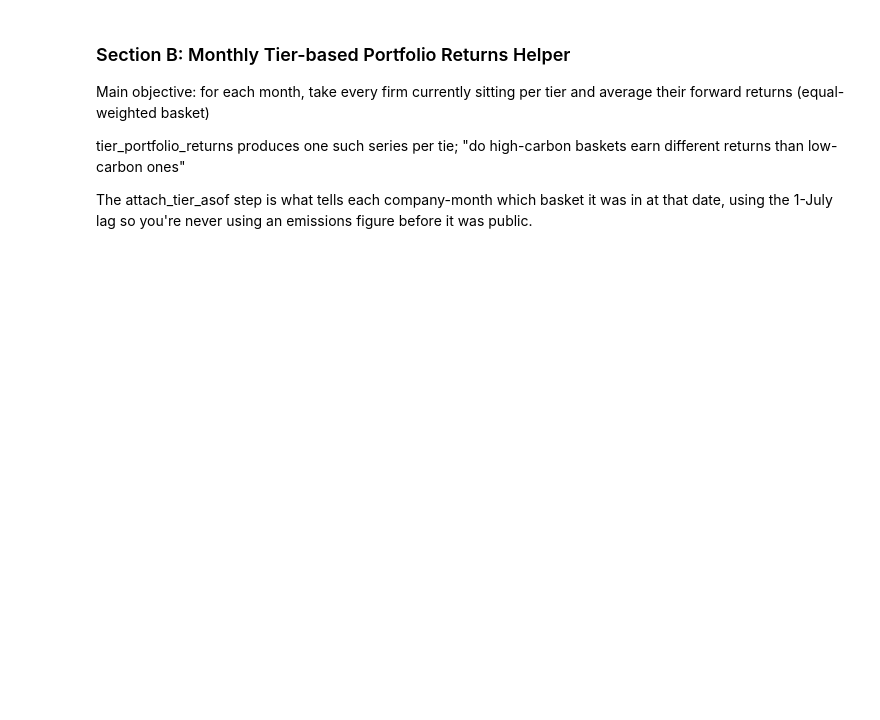
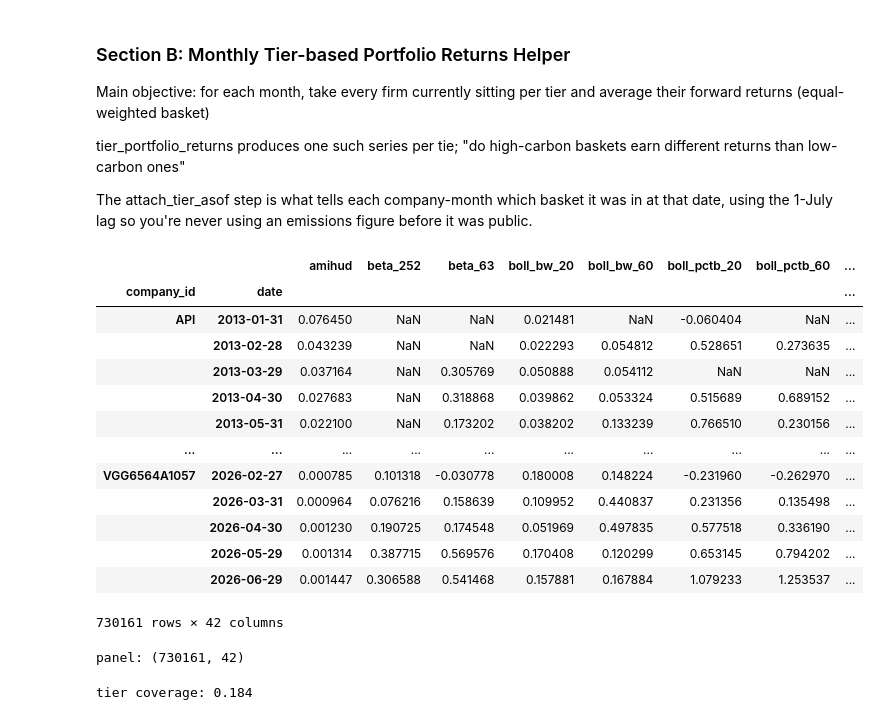
Before and after one commit to salinela/carbon-portfolio-project-v2, a Jupyter notebook: notebooks/08_eda.ipynb, the cells around one changed output. Cells and saved outputs as stored; diff of their text form; code cells hidden in the pictures; blank space fills up the shorter version.

```diff
--- a/notebooks/08_eda.ipynb
+++ b/notebooks/08_eda.ipynb
@@ -180,17 +197,32 @@ The attach_tier_asof step is what tells each company-month which basket it was i
+# %%
+panel
+# %% [output]
+|  |  | amihud | beta_252 | beta_63 | boll_bw_20 | boll_bw_60 | boll_pctb_20 | boll_pctb_60 | ... |
+| company_id | date |  |  |  |  |  |  |  | ... |
+| API | 2013-01-31 | 0.076450 | NaN | NaN | 0.021481 | NaN | -0.060404 | NaN | ... |
+|  | 2013-02-28 | 0.043239 | NaN | NaN | 0.022293 | 0.054812 | 0.528651 | 0.273635 | ... |
+|  | 2013-03-29 | 0.037164 | NaN | 0.305769 | 0.050888 | 0.054112 | NaN | NaN | ... |
+|  | 2013-04-30 | 0.027683 | NaN | 0.318868 | 0.039862 | 0.053324 | 0.515689 | 0.689152 | ... |
+|  | 2013-05-31 | 0.022100 | NaN | 0.173202 | 0.038202 | 0.133239 | 0.766510 | 0.230156 | ... |
+| ... | ... | ... | ... | ... | ... | ... | ... | ... | ... |
+| VGG6564A1057 | 2026-02-27 | 0.000785 | 0.101318 | -0.030778 | 0.180008 | 0.148224 | -0.231960 | -0.262970 | ... |
+|  | 2026-03-31 | 0.000964 | 0.076216 | 0.158639 | 0.109952 | 0.440837 | 0.231356 | 0.135498 | ... |
+|  | 2026-04-30 | 0.001230 | 0.190725 | 0.174548 | 0.051969 | 0.497835 | 0.577518 | 0.336190 | ... |
+|  | 2026-05-29 | 0.001314 | 0.387715 | 0.569576 | 0.170408 | 0.120299 | 0.653145 | 0.794202 | ... |
+|  | 2026-06-29 | 0.001447 | 0.306588 | 0.541468 | 0.157881 | 0.167884 | 1.079233 | 1.253537 | ... |
+730161 rows × 42 columns
 # %%
-# panel load — desktop: your processed dir; Colab: DRIVE
-PANEL_DIR = DATA_PROCESSED            # Colab: PANEL_DIR = DRIVE
-features = pd.read_parquet(f"{PANEL_DIR}/features_month_end.parquet")
-label    = pd.read_parquet(f"{PANEL_DIR}/label_forward_return.parquet")
-
+# pivot to wide:
 panel = features.pivot_table(index=["company_id", "date"],
                              columns="signal_name", values="value")
+
 panel = panel.join(label.set_index(["company_id", "date"])["fwd_ret"])
 print("panel:", panel.shape)
-
-panel_t = eda.attach_tier_asof(panel, fy)
-print("tier coverage:", round(panel_t["carbon_tier"].notna().mean(), 3))
-
-tret = eda.tier_portfolio_returns(panel_t)
-print(tret.shape)
-tret.tail()
+# %% [output]
+panel: (730161, 42)
+# %%
+
+panel_t = eda.attach_tier_asof(panel, fy)
+print("tier coverage:", round(panel_t["carbon_tier"].notna().mean(), 3))
+# %% [output]
+tier coverage: 0.184
```
Also changed, not shown: parts of 14 cells of this notebook.
